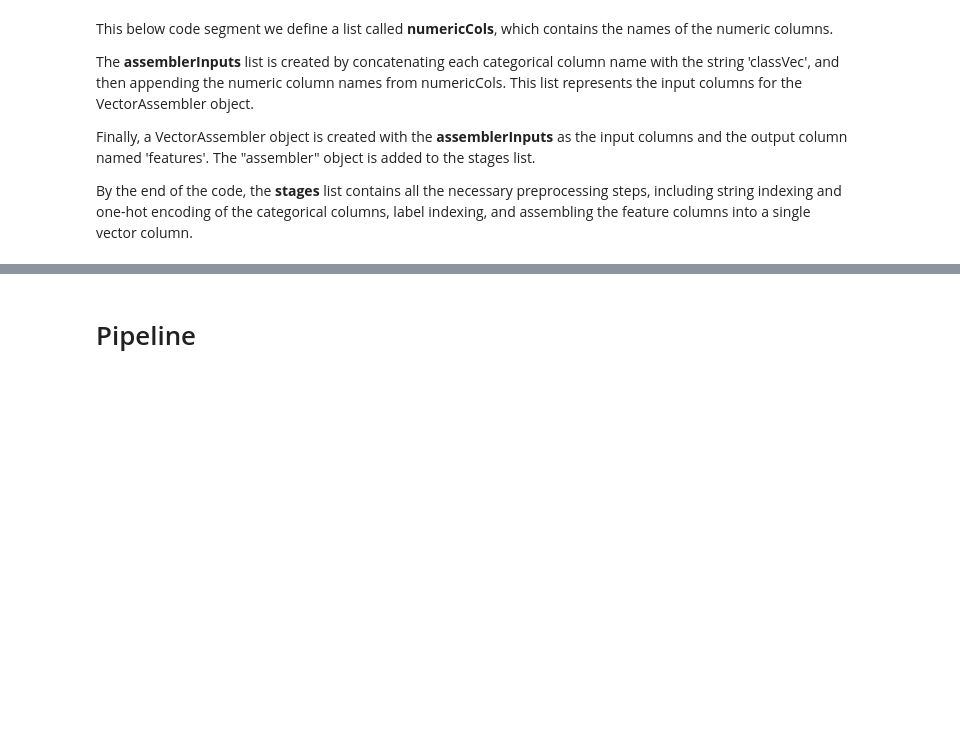
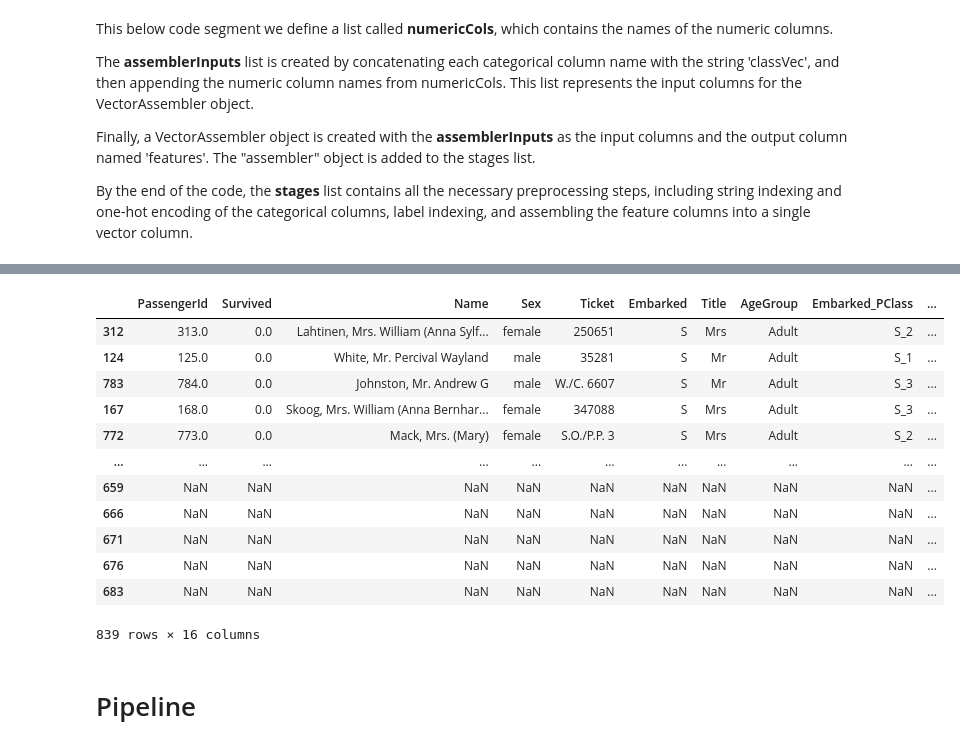
Before and after one commit to mehtasumit1007/TitanicPredictionModelling, a Jupyter notebook: Modelling_Main.ipynb, the cells around one changed output, grey strips where cells are left out. Saved outputs shown, nothing was run; the diff lists cells and outputs as text; code cells hidden in the pictures; blank space fills up the shorter version.

```diff
--- a/Modelling_Main.ipynb
+++ b/Modelling_Main.ipynb
@@ -738,2 +754,18 @@ df_titanic_scaled
+# %%
+df_balanced_scaled
+# %% [output]
+|  | PassengerId | Survived | Name | Sex | Ticket | Embarked | Title | AgeGroup | Embarked_PClass | ... |
+| 312 | 313.0 | 0.0 | Lahtinen, Mrs. William (Anna Sylf... | female | 250651 | S | Mrs | Adult | S_2 | ... |
+| 124 | 125.0 | 0.0 | White, Mr. Percival Wayland | male | 35281 | S | Mr | Adult | S_1 | ... |
+| 783 | 784.0 | 0.0 | Johnston, Mr. Andrew G | male | W./C. 6607 | S | Mr | Adult | S_3 | ... |
+| 167 | 168.0 | 0.0 | Skoog, Mrs. William (Anna Bernhar... | female | 347088 | S | Mrs | Adult | S_3 | ... |
+| 772 | 773.0 | 0.0 | Mack, Mrs. (Mary) | female | S.O./P.P. 3 | S | Mrs | Adult | S_2 | ... |
+| ... | ... | ... | ... | ... | ... | ... | ... | ... | ... | ... |
+| 659 | NaN | NaN | NaN | NaN | NaN | NaN | NaN | NaN | NaN | ... |
+| 666 | NaN | NaN | NaN | NaN | NaN | NaN | NaN | NaN | NaN | ... |
+| 671 | NaN | NaN | NaN | NaN | NaN | NaN | NaN | NaN | NaN | ... |
+| 676 | NaN | NaN | NaN | NaN | NaN | NaN | NaN | NaN | NaN | ... |
+| 683 | NaN | NaN | NaN | NaN | NaN | NaN | NaN | NaN | NaN | ... |
+839 rows × 16 columns
 # %%
 # Convert Pandas DataFrame to Spark DataFrame
```
Also changed, not shown: parts of 34 cells of this notebook, 1 other file.
